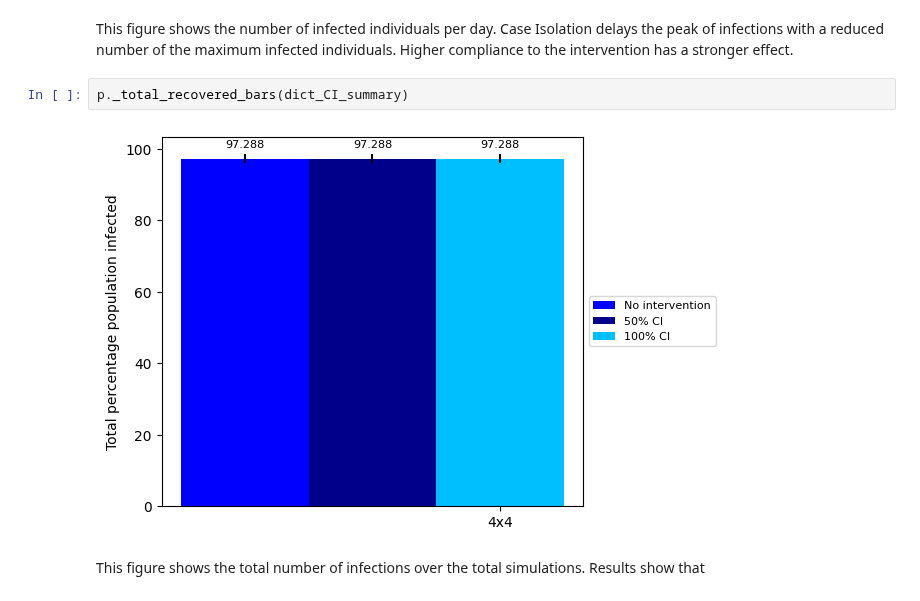
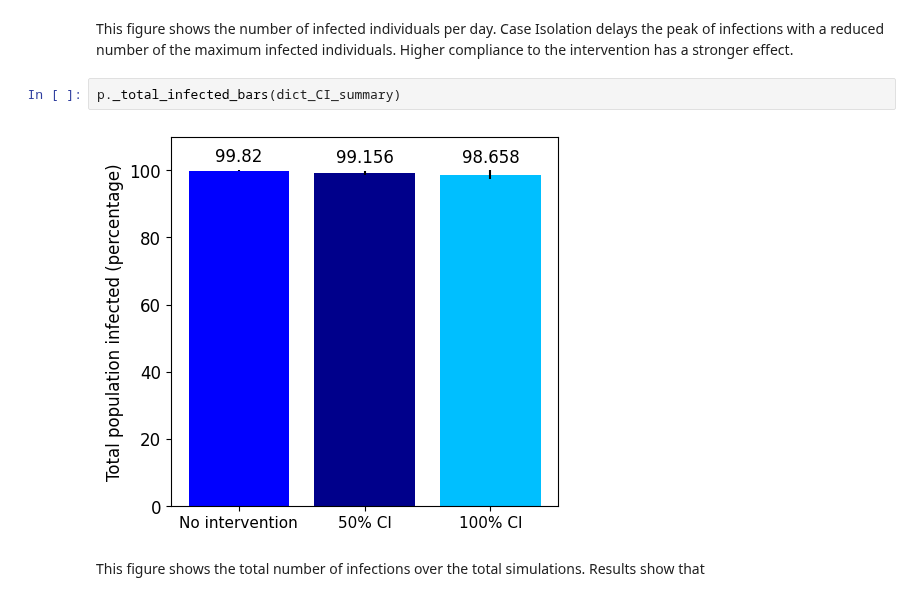
Before and after one commit to SABS-R3-Epidemiology/epiabm, a Jupyter notebook: python_examples/toy_spatial/model_interventions.ipynb, the cells around one changed output. Saved outputs shown, nothing was run; the diff lists cells and outputs as text.

```diff
--- a/python_examples/toy_spatial/model_interventions.ipynb
+++ b/python_examples/toy_spatial/model_interventions.ipynb
@@ -142,9 +144,9 @@ p._multiple_curve_plotter(dict_CI_summary)
 # %% [markdown]
 This figure shows the number of infected individuals per day. Case Isolation delays the peak of infections with a reduced number of the maximum infected individuals. Higher compliance to the intervention has a stronger effect.
 # %%
-p._total_recovered_bars(dict_CI_summary)
+p._total_infected_bars(dict_CI_summary)
 # %% [output]
-[figure, old version]
+[figure, new version]
 # %% [markdown]
 This figure shows the total number of infections over the total simulations. Results show that
 # %%
```
Also changed, not shown: parts of 4 cells of this notebook, 1 other file.
